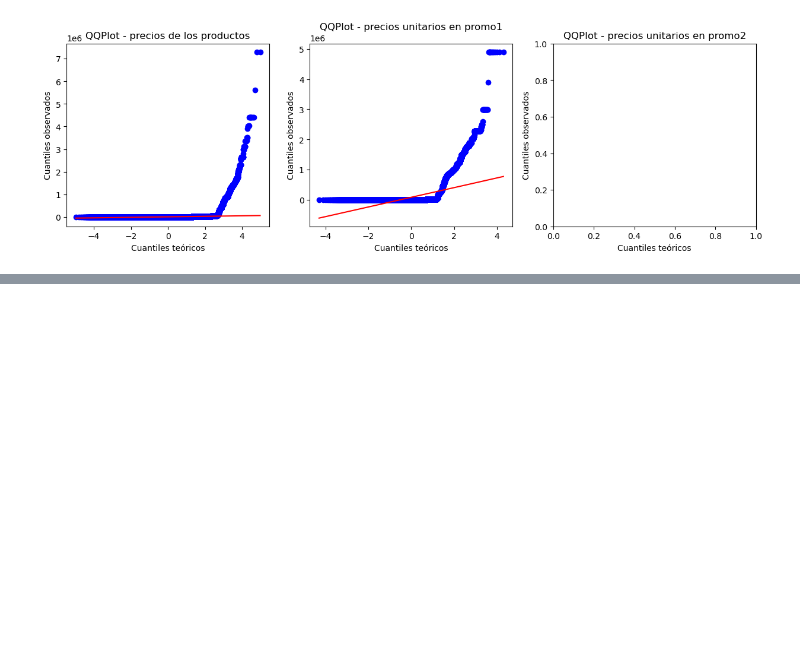
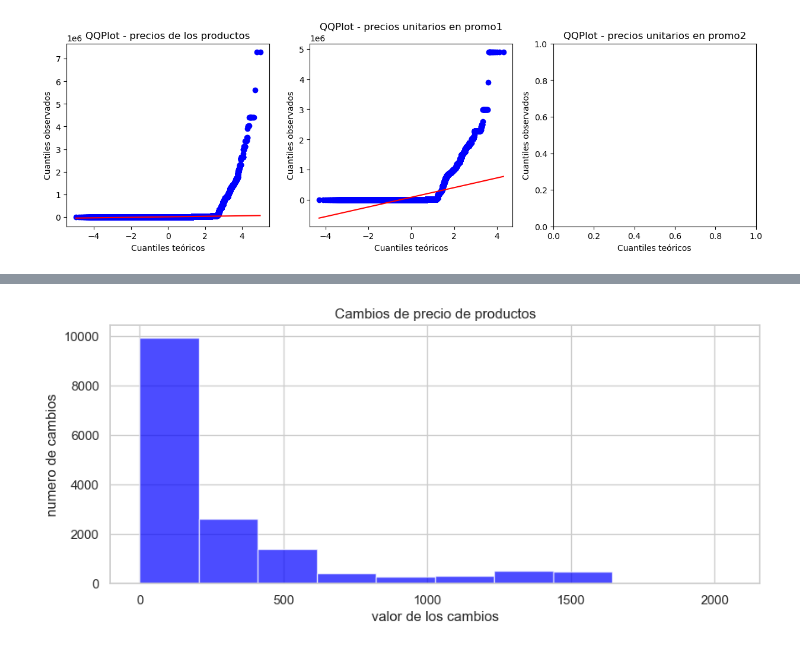
Before and after one commit to MMarck/AdD_proyecto, a Jupyter notebook: proyecto.ipynb, the cells around one changed output, grey strips where cells are left out. Saved outputs shown, nothing was run; the diff lists cells and outputs as text; code cells hidden in the pictures; blank space fills up the shorter version.

```diff
--- a/proyecto.ipynb
+++ b/proyecto.ipynb
@@ -125,0 +200,13 @@ plt.show()
+# %%
+
+# agrupacion de los productos por id, sin considerar fecha ni sucursal
+semana3_df['cambio_precio'] = semana3_df.groupby('id_producto')['productos_precio_lista'].diff().ne(0)
+
+
+# conteo de cuantas veces cambió el precio
+cambios_precios_df = semana3_df.groupby('id_producto', as_index=False).agg({
+    'productos_descripcion': 'first',
+    'cambio_precio': 'sum',
+    'categoria':'first'
+})
+cambios_precios_df.rename(columns={'cambio_precio': 'conteo_cambios'}, inplace=True)
@@ -125,0 +225,11 @@ plt.show()
+# %%
+fig, ax = plt.subplots(figsize=(10, 4))
+
+ax.hist(cambios_precios_df['conteo_cambios'], bins=10, color='blue', alpha=0.7)
+
+ax.set_title('Cambios de precio de productos')
+ax.set_ylabel('numero de cambios')
+ax.set_xlabel('valor de los cambios')
+plt.show()
+# %% [output]
+[figure, added]
```
Also changed, not shown: parts of 11 cells of this notebook.
